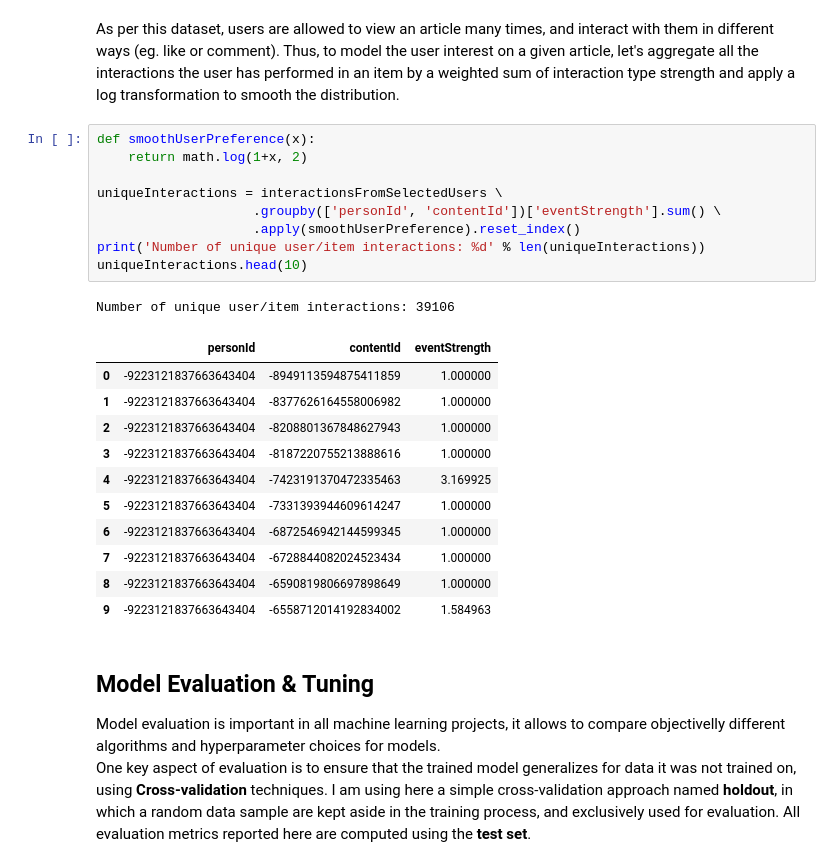
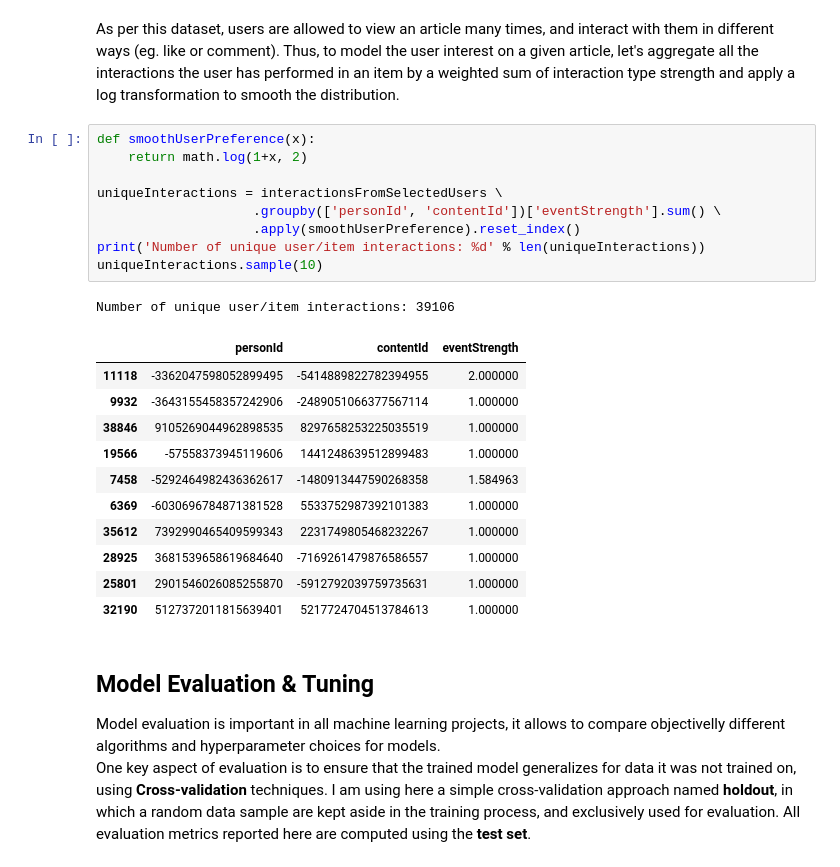
Before and after one commit to saransathy/pycode, a Jupyter notebook: aiml/recommender-systems/recommender-systems-intro.ipynb, the cells around one changed output. Saved outputs shown, nothing was run; the diff lists cells and outputs as text.

```diff
--- a/aiml/recommender-systems/recommender-systems-intro.ipynb
+++ b/aiml/recommender-systems/recommender-systems-intro.ipynb
@@ -142,25 +142,25 @@ As per this dataset, users are allowed to view an article many times, and intera
 # %%
 def smoothUserPreference(x):
     return math.log(1+x, 2)
 
 uniqueInteractions = interactionsFromSelectedUsers \
                     .groupby(['personId', 'contentId'])['eventStrength'].sum() \
                     .apply(smoothUserPreference).reset_index()
 print('Number of unique user/item interactions: %d' % len(uniqueInteractions))
-uniqueInteractions.head(10)
+uniqueInteractions.sample(10)
 # %% [output]
 Number of unique user/item interactions: 39106
 |  | personId | contentId | eventStrength |
-| 0 | -9223121837663643404 | -8949113594875411859 | 1.000000 |
-| 1 | -9223121837663643404 | -8377626164558006982 | 1.000000 |
-| 2 | -9223121837663643404 | -8208801367848627943 | 1.000000 |
-| 3 | -9223121837663643404 | -8187220755213888616 | 1.000000 |
-| 4 | -9223121837663643404 | -7423191370472335463 | 3.169925 |
-| 5 | -9223121837663643404 | -7331393944609614247 | 1.000000 |
-| 6 | -9223121837663643404 | -6872546942144599345 | 1.000000 |
-| 7 | -9223121837663643404 | -6728844082024523434 | 1.000000 |
-| 8 | -9223121837663643404 | -6590819806697898649 | 1.000000 |
-| 9 | -9223121837663643404 | -6558712014192834002 | 1.584963 |
+| 11118 | -3362047598052899495 | -5414889822782394955 | 2.000000 |
+| 9932 | -3643155458357242906 | -2489051066377567114 | 1.000000 |
+| 38846 | 9105269044962898535 | 8297658253225035519 | 1.000000 |
+| 19566 | -57558373945119606 | 1441248639512899483 | 1.000000 |
+| 7458 | -5292464982436362617 | -1480913447590268358 | 1.584963 |
+| 6369 | -6030696784871381528 | 5533752987392101383 | 1.000000 |
+| 35612 | 7392990465409599343 | 2231749805468232267 | 1.000000 |
+| 28925 | 3681539658619684640 | -7169261479876586557 | 1.000000 |
+| 25801 | 2901546026085255870 | -5912792039759735631 | 1.000000 |
+| 32190 | 5127372011815639401 | 5217724704513784613 | 1.000000 |
 # %% [markdown]
 ## Model Evaluation & Tuning
 
```
Also changed, not shown: parts of 32 cells of this notebook.
